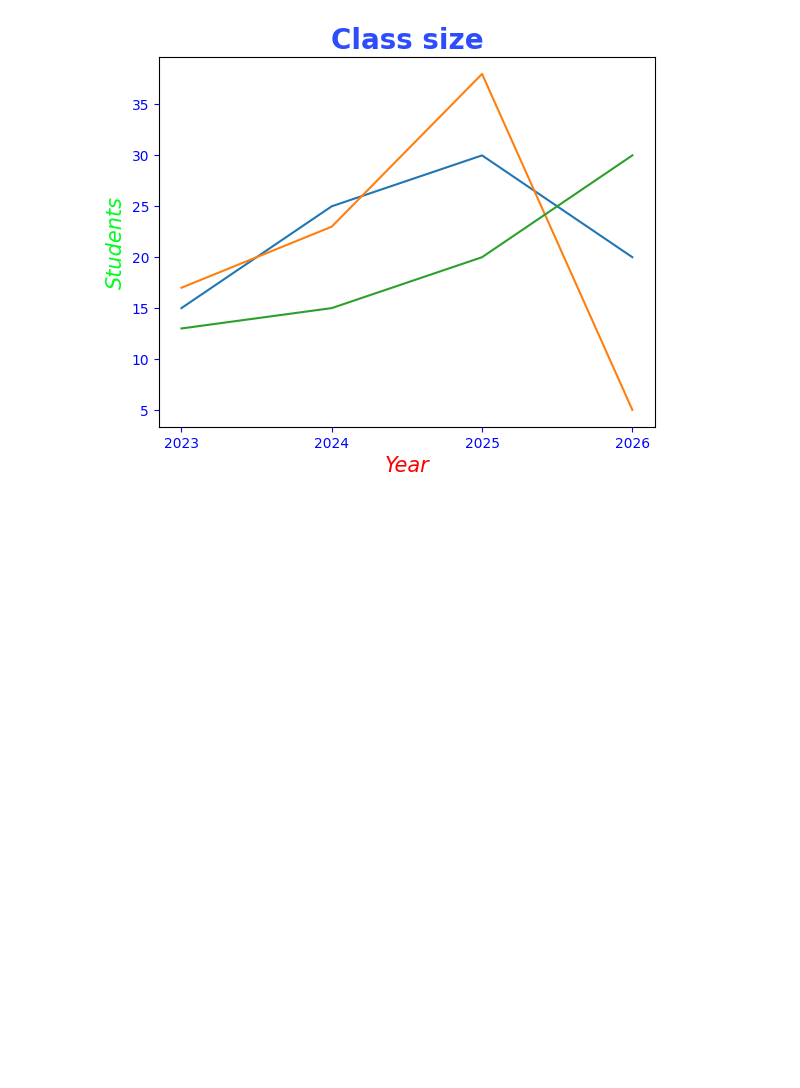
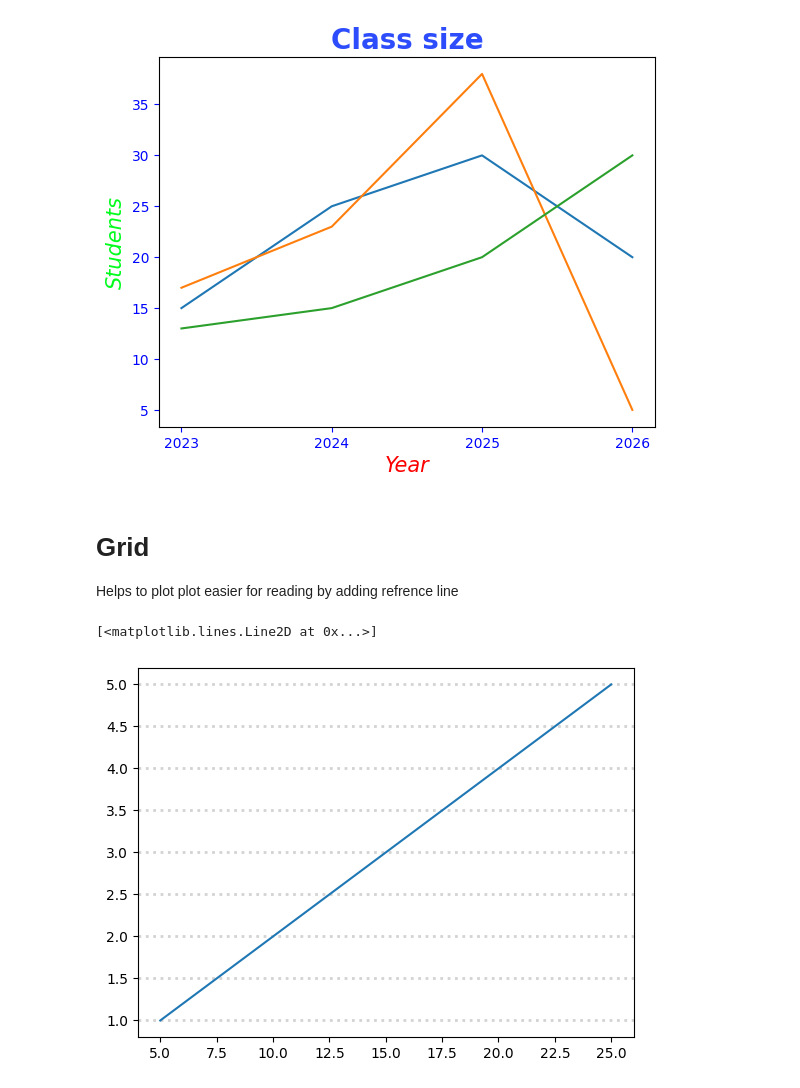
Before and after one commit to a4-adityaa/Data-Science-Fundamentals, a Jupyter notebook: Matplotlib.ipynb, the cells around one changed output. Drawn from its saved outputs; the diff is of its cells as text; code cells hidden in the pictures; blank space fills up the shorter version.

```diff
--- a/Matplotlib.ipynb
+++ b/Matplotlib.ipynb
@@ -90,3 +90,20 @@ plt.xticks(x)
   Text(2025, 0, '2025'),
   Text(2026, 0, '2026')])
 [figure]
+# %% [markdown]
+# **Grid**
+Helps to plot plot easier for reading by adding refrence line
+# %%
+from matplotlib.lines import lineStyles
+x= np.array([5,10,15,20,25])
+y= np.array([1,2,3,4,5])
+
+plt.grid(axis="y",
+         color="lightgray",
+         linewidth=2,
+         linestyle="dotted")
+
+plt.plot(x,y)
+# %% [output]
+[<matplotlib.lines.Line2D at 0x...>]
+[figure, added]
```
Also changed, not shown: parts of 4 cells of this notebook.
